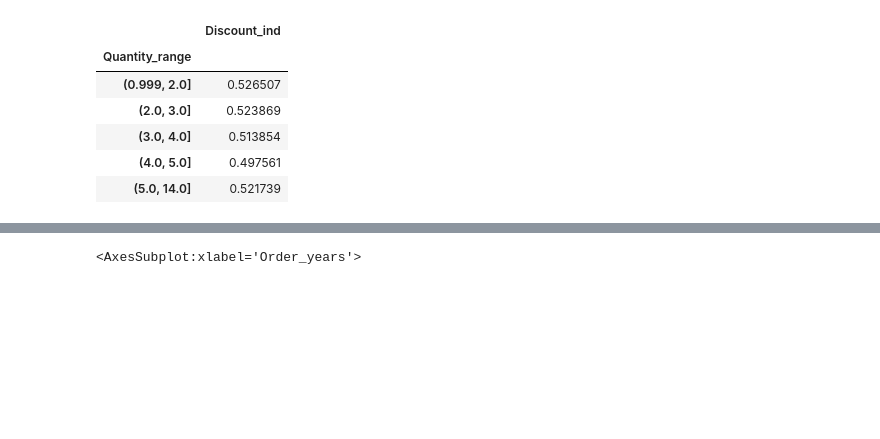
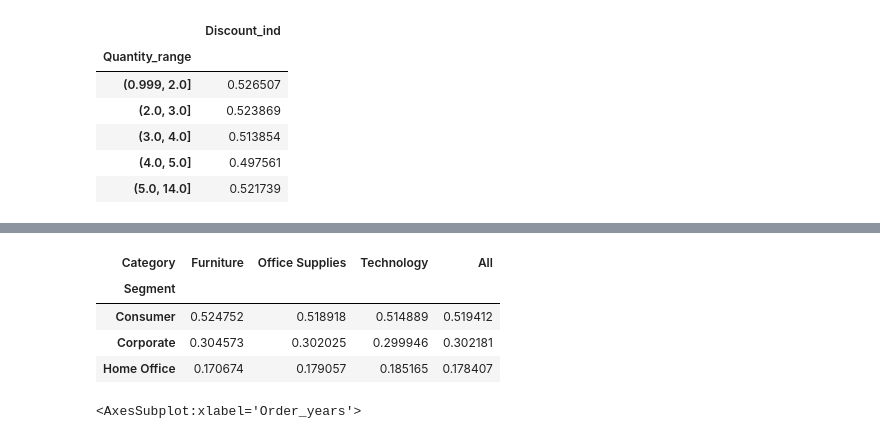
Before and after one commit to Gunnvant/Self-Paced-Content, a Jupyter notebook: python/eda/02.ipynb, the cells around one changed output, grey strips where cells are left out. Drawn from its saved outputs; the diff is of its cells as text; code cells hidden in the pictures; blank space fills up the shorter version.

```diff
--- a/python/eda/02.ipynb
+++ b/python/eda/02.ipynb
@@ -62,3 +72,11 @@ df.groupby('Quantity_range').agg({'Discount_ind':'mean'})
+# %%
+pd.crosstab(df['Segment'],df['Category'],margins=True,normalize='columns')
+# %% [output]
+| Category | Furniture | Office Supplies | Technology | All |
+| Segment |  |  |  |  |
+| Consumer | 0.524752 | 0.518918 | 0.514889 | 0.519412 |
+| Corporate | 0.304573 | 0.302025 | 0.299946 | 0.302181 |
+| Home Office | 0.170674 | 0.179057 | 0.185165 | 0.178407 |
 # %%
 ## Are profits increasing over time
 df['Order Date'] = pd.to_datetime(df['Order Date'])
```
Also changed, not shown: parts of 1 cell of this notebook.
